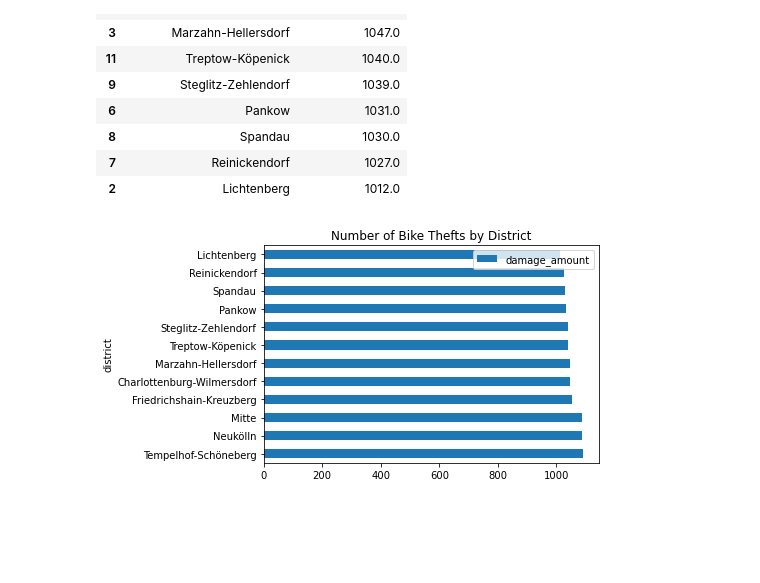
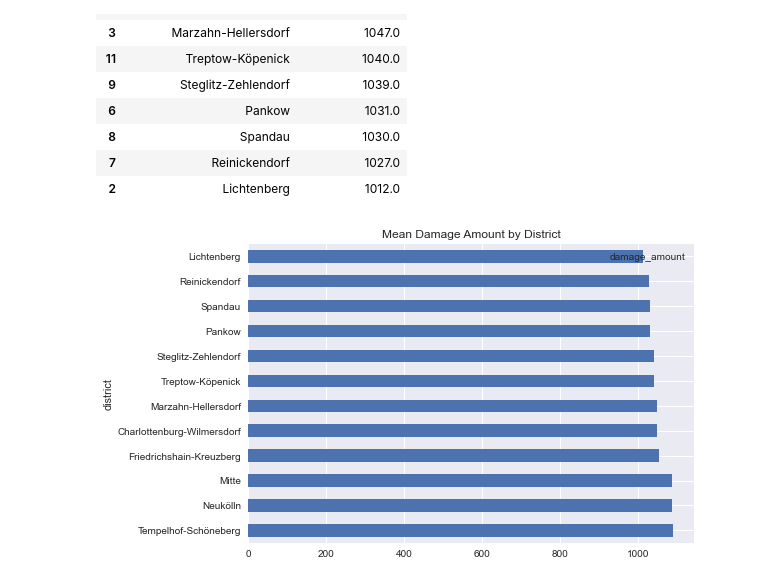
Before and after one commit to cpumarfrohberg/analyze_bike_thefts, a Jupyter notebook: analyze_bike_thefts.ipynb, the cells around one changed output. Cells and saved outputs as stored; diff of their text form; code cells hidden in the pictures; blank space fills up the shorter version.

```diff
--- a/analyze_bike_thefts.ipynb
+++ b/analyze_bike_thefts.ipynb
@@ -300,7 +312,9 @@ Index(['Charlottenburg-Wilmersdorf', 'Friedrichshain-Kreuzberg', 'Lichtenberg',
        'Treptow-Köpenick'],
       dtype='object', name='district')
 # %%
-n_bins = 20
+plt.style.use('seaborn')
+
+n_bins = 10
 
 fig, ax = plt.subplots(3, 4, tight_layout = True, sharex='all', sharey='all')
 
@@ -327,5 +341,5 @@ ax[2][1].set_title('Steglitz-Zehlendorf')
 ax[2][2].hist(bike_thefts_final_districts_bike_types['Tempelhof-Schöneberg'], bins = n_bins)
 ax[2][2].set_title('Tempelhof-Schöneberg')
 ax[2][3].hist(bike_thefts_final_districts_bike_types['Treptow-Köpenick'], bins = n_bins)
-ax[2][3].set_title('Treptow-Köpenick')
+ax[2][3].set_title('Treptow-Köpenick');
 # %% [output]
@@ -335,10 +351,10 @@ Text(0.5, 1.0, 'Treptow-Köpenick')
 class AggregateThefts():
         '''Analyze data by aggregating by different vals.'''
 
-        def aggregate_thefts(self, df: pd.DataFrame, group_variable:str, aggregate_variable:str) -> pd.DataFrame:
+        def aggregate_thefts(self, df: pd.DataFrame, group_variable:str) -> pd.DataFrame:
                 '''Calculate aggregated vals per group variable and aggregation variable.'''
-                df_filled = df.groupby([group_variable])[aggregate_variable].size()
-                df_filled = pd.DataFrame(df_filled).reset_index().sort_values(by = aggregate_variable, ascending=False)
+                df_filled = df.groupby([group_variable]).size()
+                df_filled = pd.DataFrame(df_filled).reset_index()
                 return df_filled
 
         def mean_vals(self, df: pd.DataFrame, group_variable:str, aggregate_variable:str) -> pd.DataFrame:
@@ -392,6 +413,6 @@ mean_damage_by_district
 # %%
 mean_damage_by_district.set_index('district', inplace = True)
 # %%
-mean_damage_by_district.plot.barh(title = 'Number of Bike Thefts by District');
+mean_damage_by_district.plot.barh(title = 'Mean Damage Amount by District');
 # %% [output]
-[figure, old version]
+[figure, new version]
```
Also changed, not shown: parts of 8 cells of this notebook.
